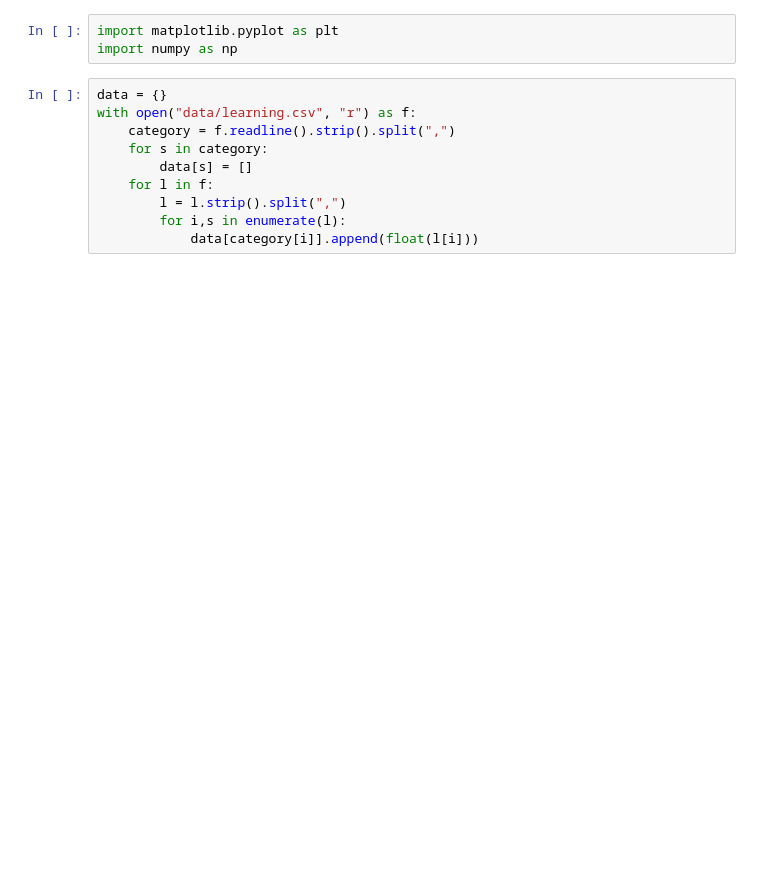
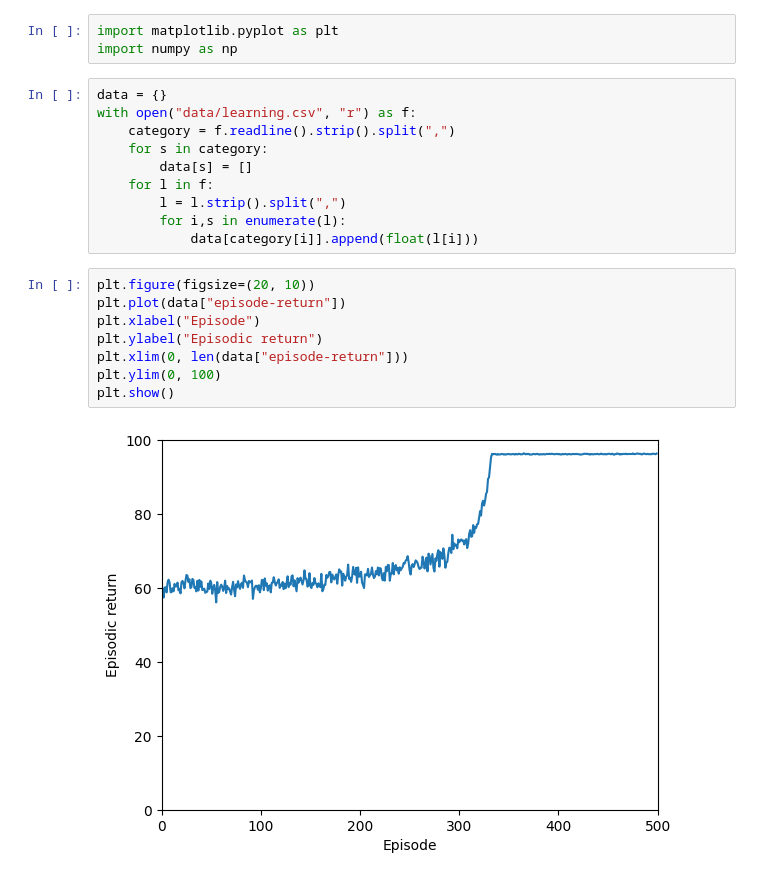
Before and after one commit to Etyl/MAPPO-scheduling, a Jupyter notebook: simulation_traces/training_vis.ipynb, the cells around one changed output. Saved outputs shown, nothing was run; the diff lists cells and outputs as text; blank space fills up the shorter version.

Commit message:
new plots

```diff
--- a/simulation_traces/training_vis.ipynb
+++ b/simulation_traces/training_vis.ipynb
@@ -11,6 +11,16 @@ with open("data/learning.csv", "r") as f:
         l = l.strip().split(",")
         for i,s in enumerate(l):
             data[category[i]].append(float(l[i]))
+# %%
+plt.figure(figsize=(20, 10))
+plt.plot(data["episode-return"])
+plt.xlabel("Episode")
+plt.ylabel("Episodic return")
+plt.xlim(0, len(data["episode-return"]))
+plt.ylim(0, 100)
+plt.show()
+# %% [output]
+[figure, added]
 # %%
 for s in category:
     plt.figure()
```
Also changed, not shown: parts of 1 cell of this notebook, 7 other files.
